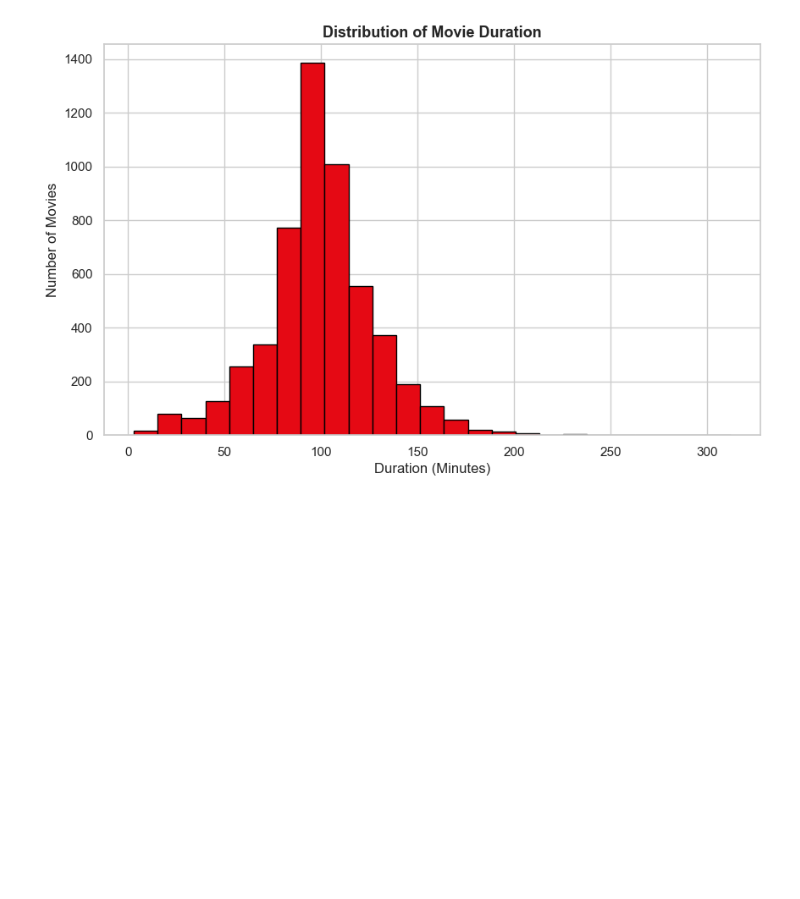
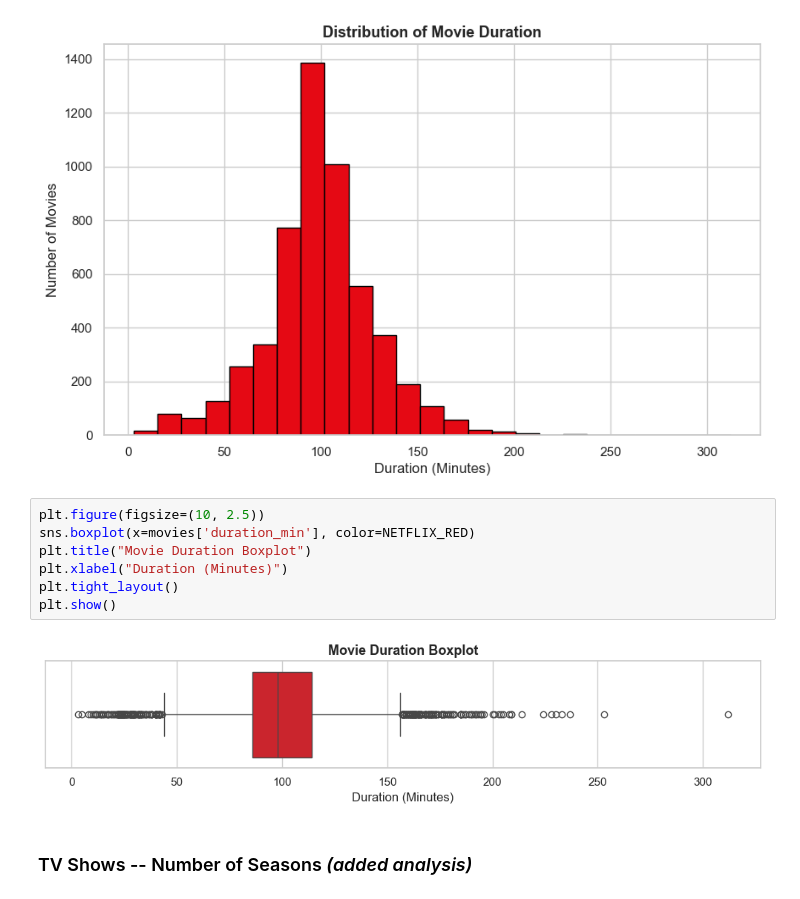
Before and after one commit to PragyaRana/DS_Training, a Jupyter notebook: Mini_Project_4.ipynb, the cells around one changed output. Saved outputs shown, nothing was run; the diff lists cells and outputs as text; blank space fills up the shorter version.

```diff
--- a/Mini_Project_4.ipynb
+++ b/Mini_Project_4.ipynb
@@ -905,3 +905,14 @@ plt.ylabel("Number of Movies")
 plt.show()
 # %% [output]
 [figure]
+# %%
+plt.figure(figsize=(10, 2.5))
+sns.boxplot(x=movies['duration_min'], color=NETFLIX_RED)
+plt.title("Movie Duration Boxplot")
+plt.xlabel("Duration (Minutes)")
+plt.tight_layout()
+plt.show()
+# %% [output]
+[figure, added]
+# %% [markdown]
+### TV Shows -- Number of Seasons *(added analysis)*
```
Also changed, not shown: parts of 3 cells of this notebook.
